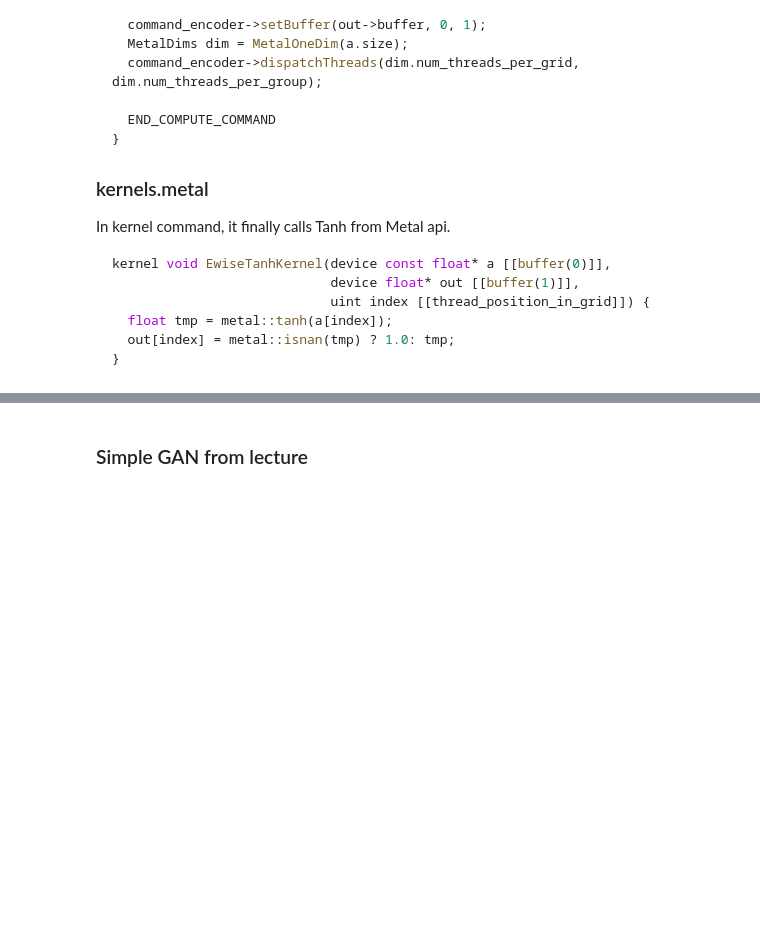
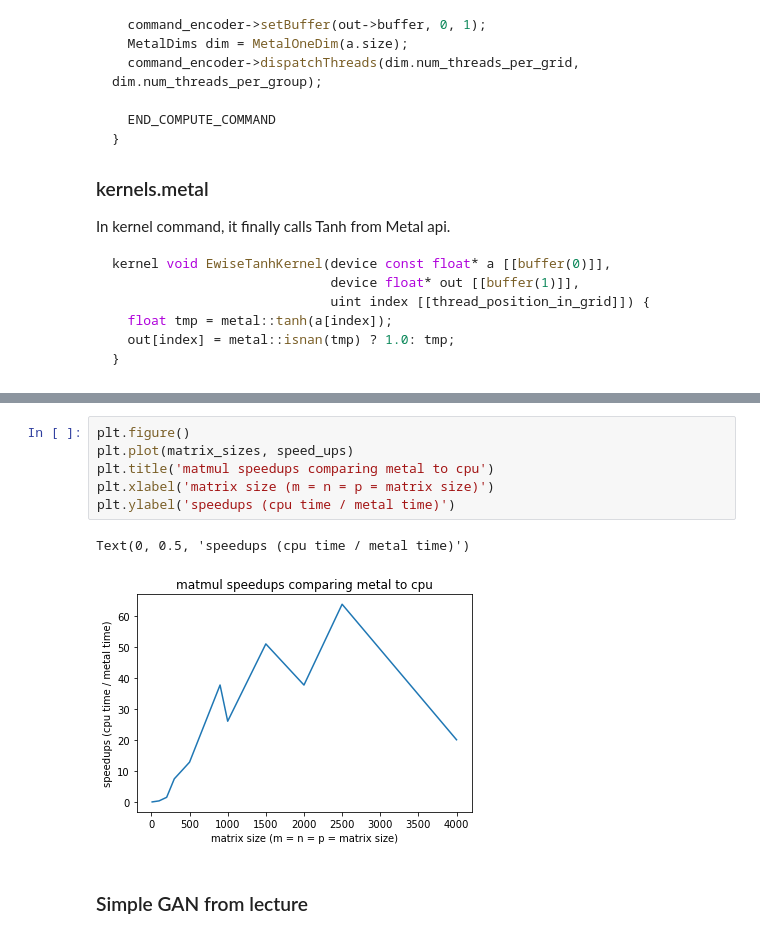
Before and after one commit to amomorning/10-714-deep-learning-systems, a Jupyter notebook: final/dlsys-final.ipynb, the cells around one changed output, grey strips where cells are left out. Drawn from its saved outputs; the diff is of its cells as text; blank space fills up the shorter version.

```diff
--- a/final/dlsys-final.ipynb
+++ b/final/dlsys-final.ipynb
@@ -155,3 +242,12 @@ Based on the assignments and lectures, we implemented a small GAN for testing fr
+# %%
+plt.figure()
+plt.plot(matrix_sizes, speed_ups)
+plt.title('matmul speedups comparing metal to cpu')
+plt.xlabel('matrix size (m = n = p = matrix size)')
+plt.ylabel('speedups (cpu time / metal time)')
+# %% [output]
+Text(0, 0.5, 'speedups (cpu time / metal time)')
+[figure, added]
 # %% [markdown]
 ### Simple GAN from lecture
 # %% [markdown]
```
Also changed, not shown: parts of 11 cells of this notebook.
